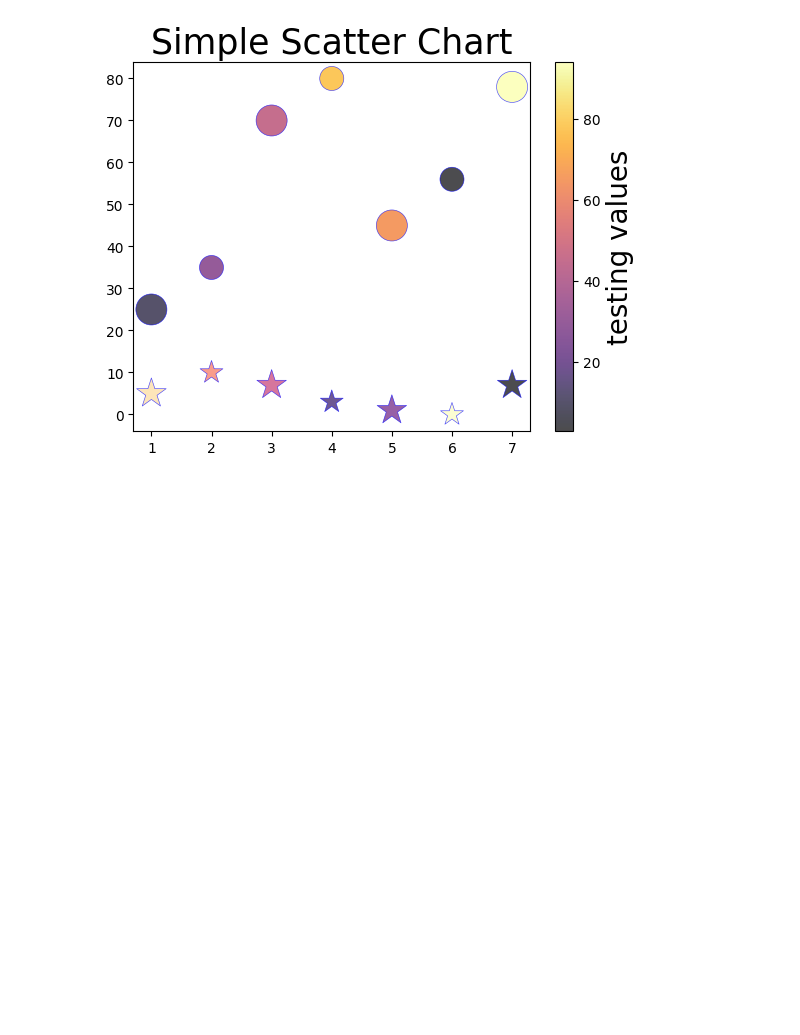
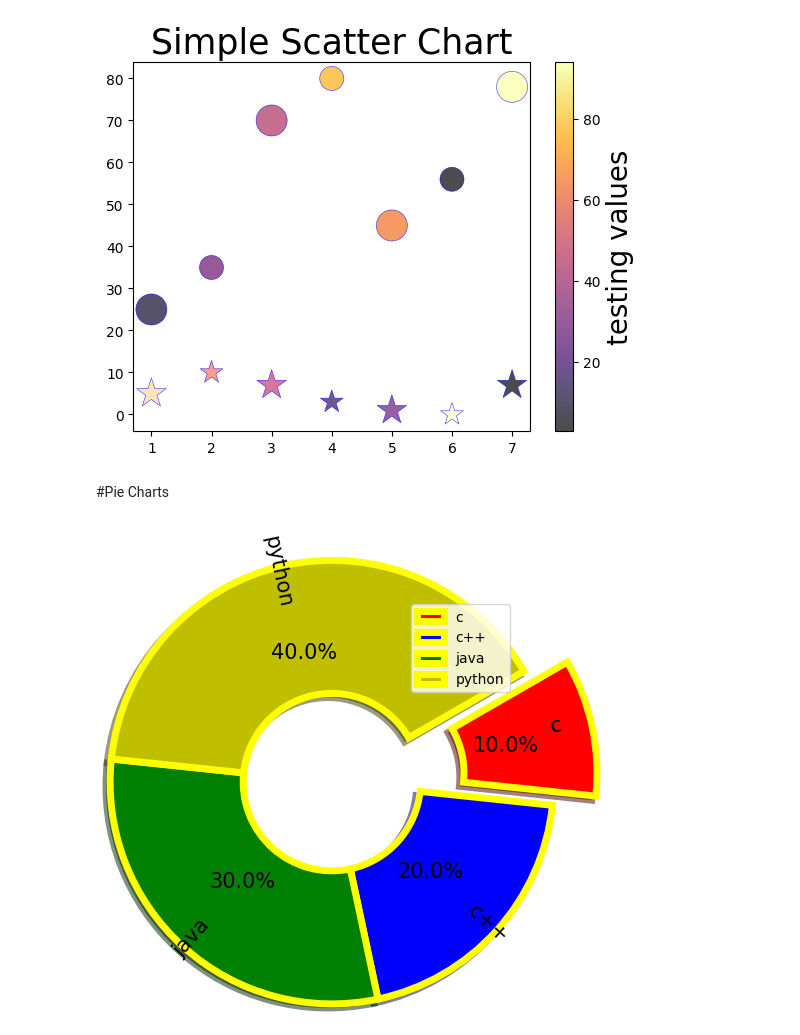
Before and after one commit to VipulCitrusbug/AI-ML-Learning, a Jupyter notebook: Practice/Matplotlib learning.ipynb, the cells around one changed output. Saved outputs shown, nothing was run; the diff lists cells and outputs as text; code cells hidden in the pictures; blank space fills up the shorter version.

Commit message:
Matplotlib learning (Pie chart completed)

```diff
--- a/Practice/Matplotlib learning.ipynb
+++ b/Practice/Matplotlib learning.ipynb
@@ -70,3 +72,32 @@ plt.title("Simple Scatter Chart", fontsize=25)
 plt.show()
 # %% [output]
 [figure]
+# %% [markdown]
+#Pie Charts
+# %%
+x = [10,20,30,40]
+y = ["c", "c++", "java", "python"]
+# %%
+explode_values = [0.3,0.0,0.0,0.0]
+c = ['r', 'b', 'g', 'y']
+plt.pie(x, labels=y, explode=explode_values, colors=c, autopct="%0.1f%%", shadow=True, radius=1.5, labeldistance=0.8, startangle=30,
+       textprops={"fontsize":15}, counterclock=False, wedgeprops={"linewidth":5, "width":0.9, "edgecolor":"yellow"},
+       rotatelabels=True)
+# Explode - List of value for the corresponding wedge is exploded by that fraction of the radius. Value : 0 to 1. Default : 0
+# Autopct - Showing percentage values by setting up floating points, '%0.2f%%' is used for showing 2 digit after points.
+# Shadow - bool value => if True, Shows shadow in pie chart
+# Radius - Pie chart circle radius
+# Labeldistance - Distance of labels from circle peripheri
+# Startangel - Default : 0 degree, Start the pie chart from that angle (Value in degree)
+# Textprops - Text property are passed in a dictionary
+# Counterclock - Bool Value (Default : Trues) => True for counter clock wise direction and false for clock wise direction
+# wedgeprops - Set Wedge by parameter which is given in a dictionary
+#     1. linewidth - Wedge border width
+#     2. width - default : 1 => less than 1, becomes donut chart and greter than 1 becomes overlapping
+#     3. Edgecolor - Every wedge border color
+# Rotatelabels - Bool Value (Default: False) => Rotates labels according to corresponding wedge angel
+
+plt.legend(loc=1)
+plt.show()
+# %% [output]
+[figure, added]
```
Also changed, not shown: parts of 2 cells of this notebook.
